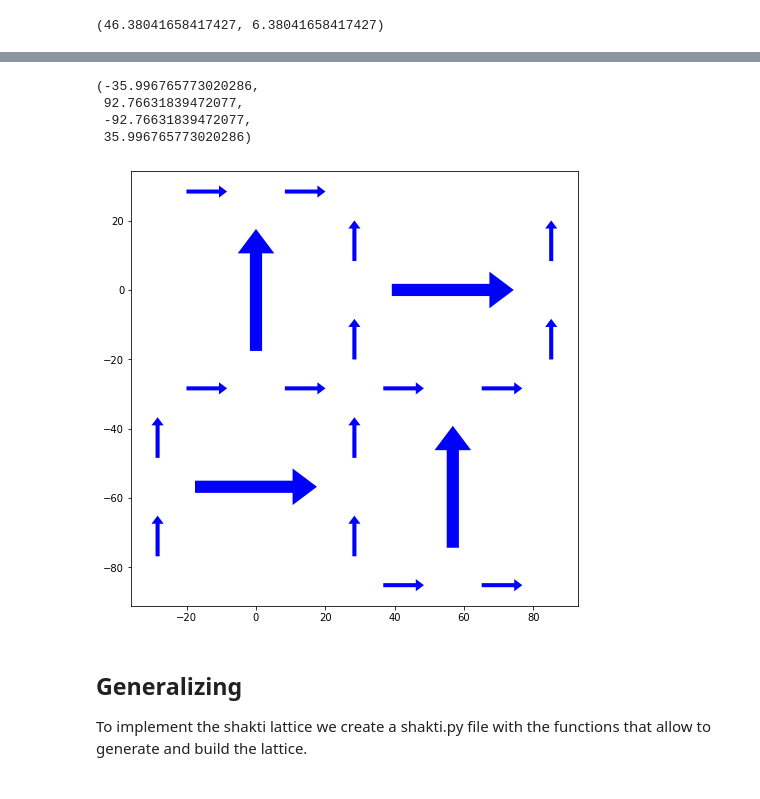
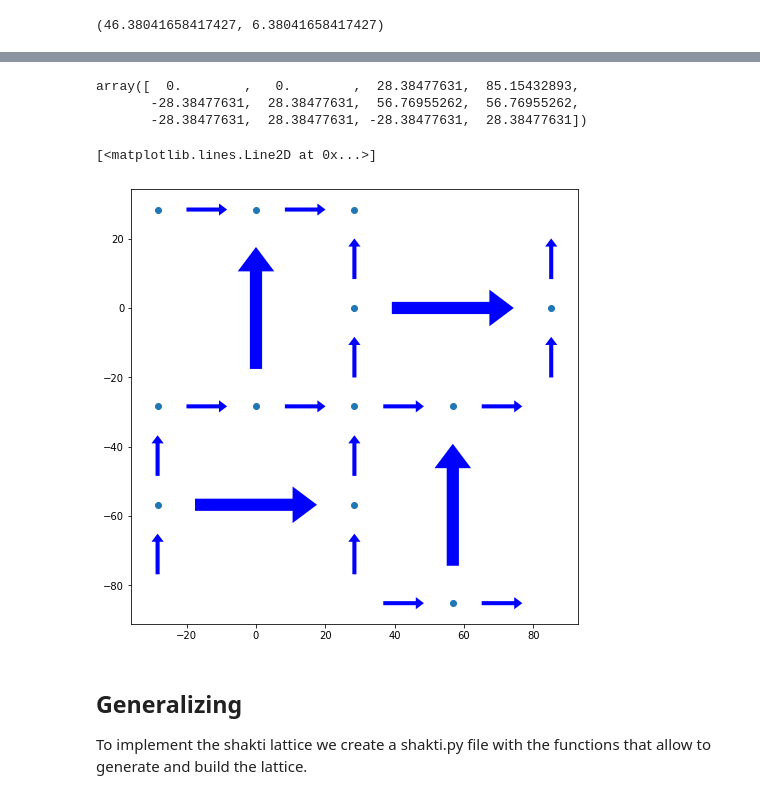
Before and after one commit to crodriga/PROJECT_CairoLattice, a Jupyter notebook: Scripts/Script-10.0_BuildingShaktiLattice.ipynb, the cells around one changed output, grey strips where cells are left out. Cells and saved outputs as stored; diff of their text form; code cells hidden in the pictures.

```diff
--- a/Scripts/Script-10.0_BuildingShaktiLattice.ipynb
+++ b/Scripts/Script-10.0_BuildingShaktiLattice.ipynb
@@ -115,15 +86,32 @@ array([[  0.        ,   0.        ,   0.        ],
+# %%
+vertex_centers = np.array([[0, plaquette_cte/2], # 3-fold vertices.
+                  [0, -plaquette_cte/2],
+                  [plaquette_cte/2,0],
+                  [3/2*plaquette_cte,0],
+                  [-plaquette_cte/2,-plaquette_cte],
+                  [+plaquette_cte/2,-plaquette_cte],
+                  [plaquette_cte,-plaquette_cte/2],
+                  [plaquette_cte,-3/2*plaquette_cte],
+                  [-plaquette_cte/2,plaquette_cte/2], # 4-fold vertices.
+                  [plaquette_cte/2, plaquette_cte/2],
+                  [-plaquette_cte/2,-plaquette_cte/2],
+                  [plaquette_cte/2,-plaquette_cte/2]])
+# %%
+vertex_centers[:,0]
+# %% [output]
+array([  0.        ,   0.        ,  28.38477631,  85.15432893,
+       -28.38477631,  28.38477631,  56.76955262,  56.76955262,
+       -28.38477631,  28.38477631, -28.38477631,  28.38477631])
 # %%
 sp = ice.spins(centers = centers, directions = directions)
 
 f, (ax1) = plt.subplots(1,1,figsize = (8,8))
 sp.display(ax1)
 plt.axis('equal')
+ax1.plot(vertex_centers[:,0],vertex_centers[:,1],'o')
 # %% [output]
-(-35.996765773020286,
- 92.76631839472077,
- -92.76631839472077,
- 35.996765773020286)
+[<matplotlib.lines.Line2D at 0x...>]
-[figure, old version]
+[figure, new version]
 # %% [markdown]
 ## Generalizing
 
```
Also changed, not shown: parts of 30 cells of this notebook, 5 other files.
